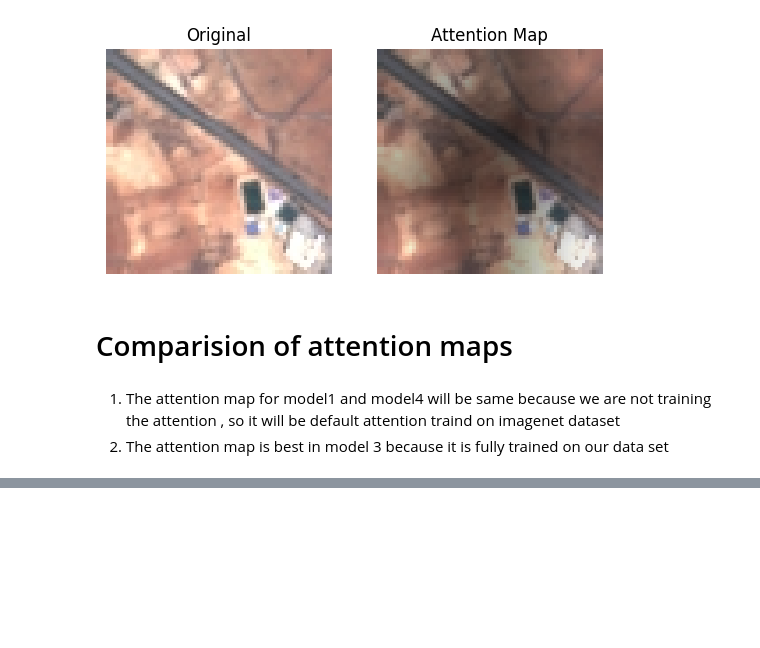
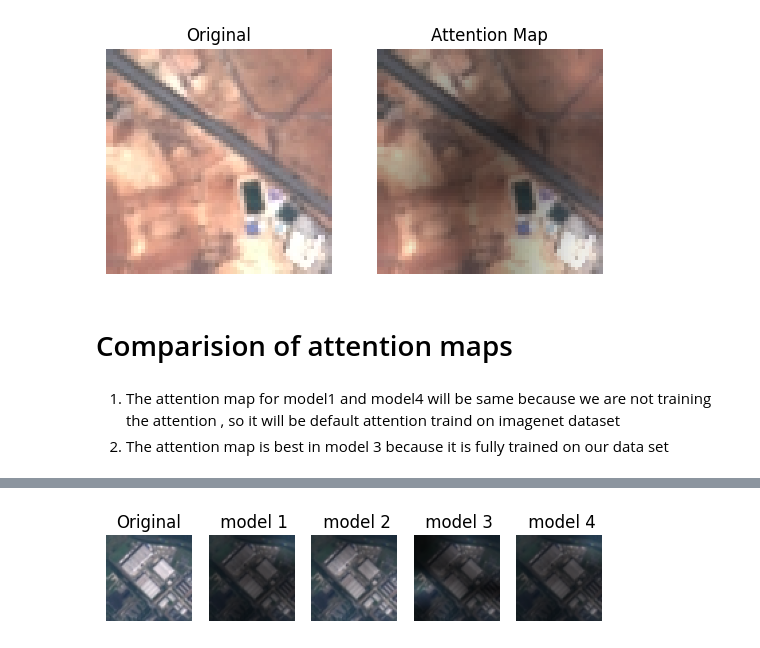
Before and after one commit to MrFluorine/GNR650, a Jupyter notebook: Assignment2.ipynb, the cells around one changed output, grey strips where cells are left out. Saved outputs shown, nothing was run; the diff lists cells and outputs as text; code cells hidden in the pictures; blank space fills up the shorter version.

```diff
--- a/Assignment2.ipynb
+++ b/Assignment2.ipynb
@@ -499,0 +502,3 @@ _ = ax5.imshow(attention_map_4)
+# %%
+attention_map_comp(X_train[1111])
+# %% [output]
@@ -499,0 +509 @@ _ = ax5.imshow(attention_map_4)
+[figure, added]
```
Also changed, not shown: parts of 4 cells of this notebook.
